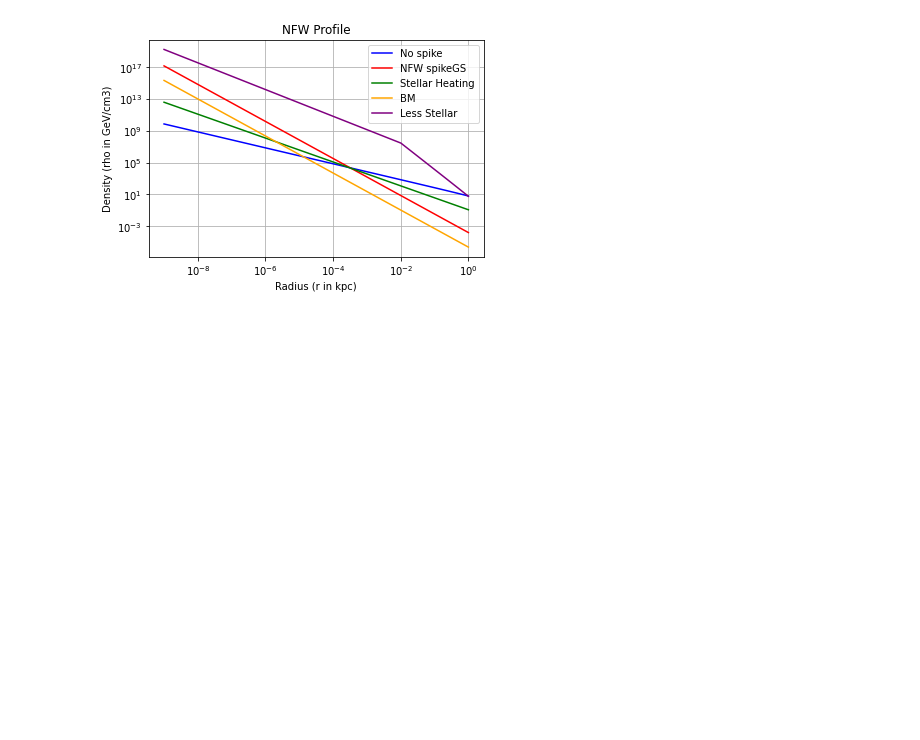
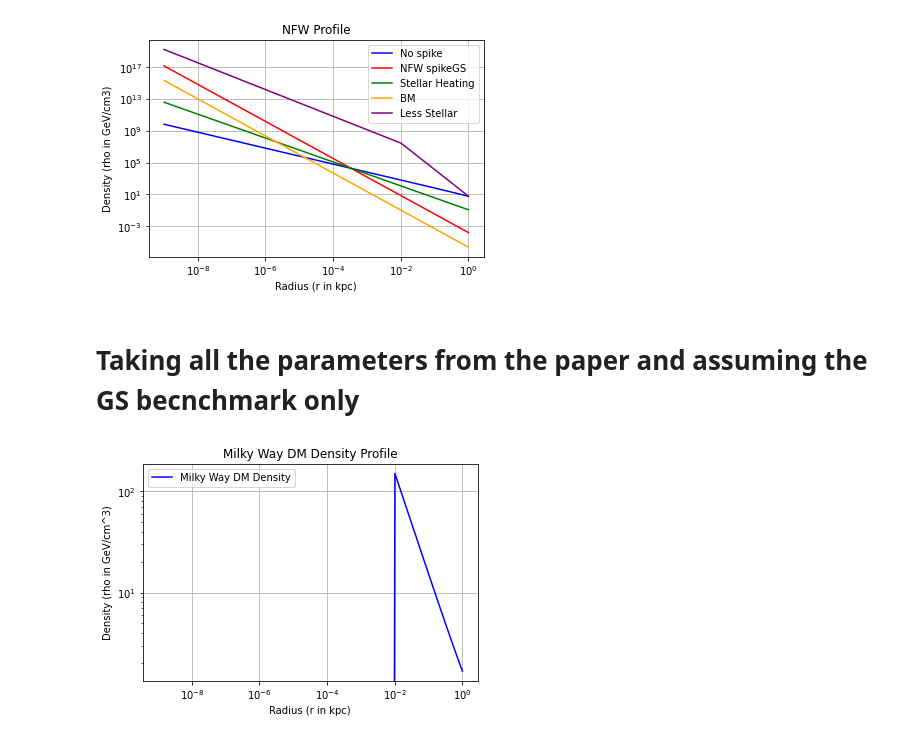
Before and after one commit to Ritabik/Darkmatter_annihilation, a Jupyter notebook: NFW_Reconstructions.ipynb, the cells around one changed output. Saved outputs shown, nothing was run; the diff lists cells and outputs as text; code cells hidden in the pictures; blank space fills up the shorter version.

```diff
--- a/NFW_Reconstructions.ipynb
+++ b/NFW_Reconstructions.ipynb
@@ -211,3 +213,67 @@ plt.legend()
 plt.show()
 # %% [output]
 [figure]
+# %% [markdown]
+# Taking all the parameters from the paper and assuming the GS becnchmark only
+# %%
+import numpy as np
+import matplotlib.pyplot as plt
+
+# Constants and parameters
+rs = 18.6  # Scale radius in kpc
+rho0 = 0.383  # Local DM density in GeV/cm^3
+r0 = 8.2  # Sun position in kpc
+rho_sat = 3.17*10**11
+
+# Function to calculate the NFW halo density profile
+def nfw_halo(r, rs, rho0, r0):
+    return (rho0 * ((r0 / rs) * (1 + r0 / rs)**(-2))) / ((r / rs) * (1 + r / rs)**(-2))
+
+# Function to calculate the DM mass density of the Milky Way
+def mw_density(r, Rs, Rsat, Rsp,gamma_sp):
+    density = np.zeros_like(r)
+
+    # Condition 1: r < 2RS
+    mask_condition_1 = r < 2 * Rs
+    density[mask_condition_1] = 0
+
+    # Condition 2: 2RS ≤ r < Rsat
+    mask_condition_2 = (r >= 2 * Rs) & (r < Rsat)
+    density[mask_condition_2] = rho_sat * (r[mask_condition_2] / Rsat)**(-0.5)
+
+    # Condition 3: Rsat ≤ r < Rsp
+    mask_condition_3 = (r >= Rsat) & (r < Rsp)
+    x = r[mask_condition_3]/ Rsp
+    density[mask_condition_3] = nfw_halo(Rsp, rs, rho0, r0)*x**(-gamma_sp)
+
+    # Condition 4: r ≥ Rsp
+    mask_condition_4 = r >= Rsp
+    density[mask_condition_4] = nfw_halo(r[mask_condition_4], rs, rho0, r0)
+
+    return density
+
+# Generate radii from 0.01 to 100 times the scale radius
+r = np.linspace(10**(-9), 1, 100)
+
+# Parameters for the Milky Way density profile
+Rs = 3.8*10**(-7)  # Example value for Rs# Example value for Rsat
+Rsp = 0.34*10**(-3)  # Example value for Rsp
+ # Example value for rhosat
+gamma_sp=2.35
+Rsat = (((0.35/rho_sat)*(rs/Rsp)*((1+(Rsp/rs))**(-2)))**(1/gamma_sp))*Rsp
+
+# Calculate the density profile for the Milky Way
+density_mw = mw_density(r, Rs, Rsat, Rsp,gamma_sp)
+
+# Plot the Milky Way density profile
+plt.plot(r, density_mw,label='Milky Way DM Density', color='b')
+plt.xlabel('Radius (r in kpc)')
+plt.ylabel('Density (rho in GeV/cm^3)')
+plt.title('Milky Way DM Density Profile')
+plt.xscale('log')
+plt.yscale('log')
+plt.grid(True)
+plt.legend()
+plt.show()
+# %% [output]
+[figure, added]
```
Also changed, not shown: parts of 2 cells of this notebook, 1 other file.
